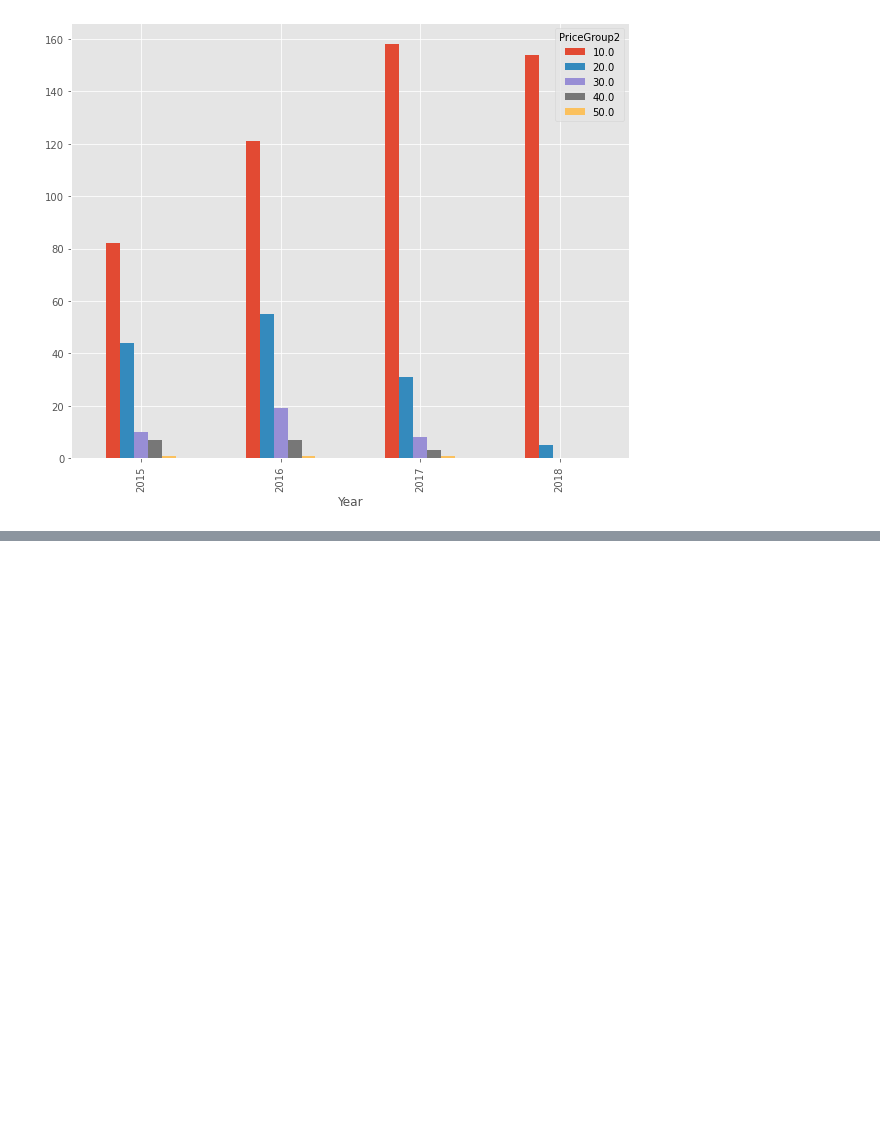
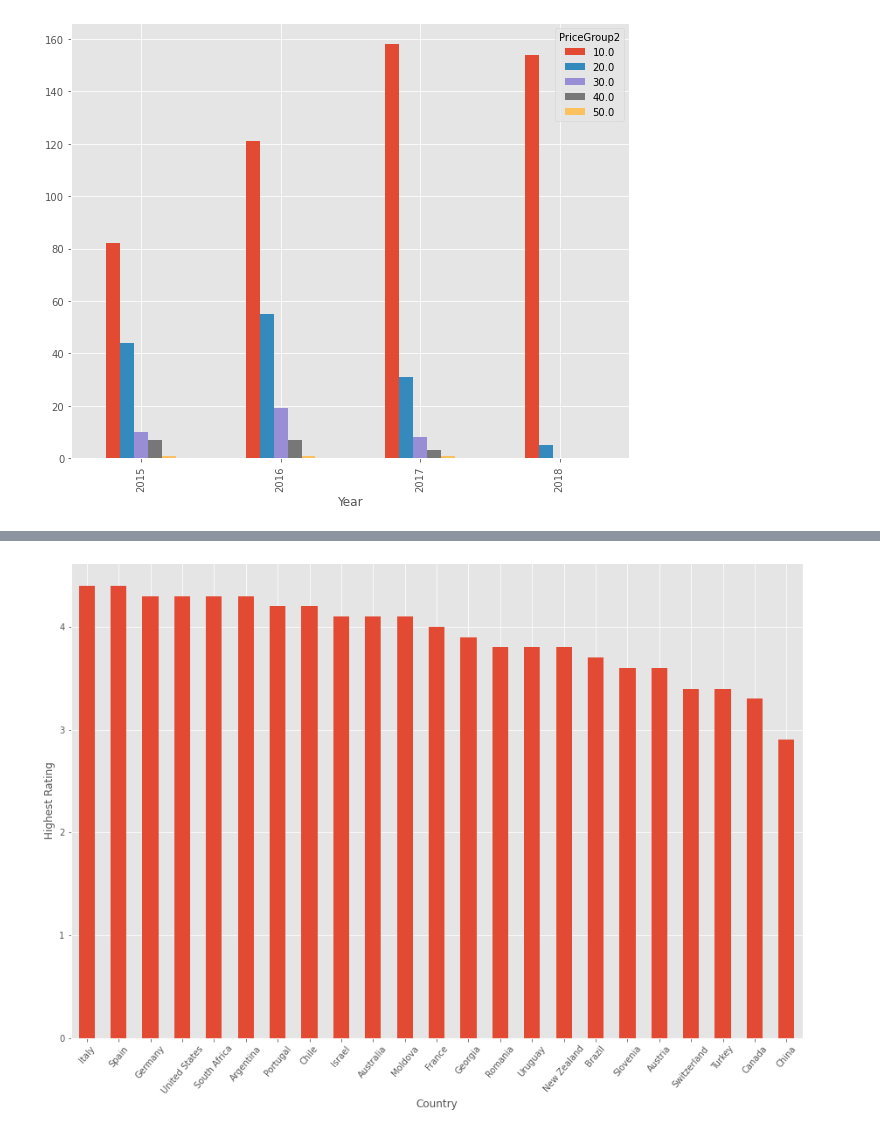
Before and after one commit to Tekkuza/red-wine-review, a Jupyter notebook: solution_wip.ipynb, the cells around one changed output, grey strips where cells are left out. Cells and saved outputs as stored; diff of their text form; code cells hidden in the pictures; blank space fills up the shorter version.

```diff
--- a/solution_wip.ipynb
+++ b/solution_wip.ipynb
@@ -397,0 +442,10 @@ plt.show()
+# %%
+country = df3.groupby('Country')
+plt.figure(figsize=(15,10))
+country.max().sort_values('Rating',ascending=False)['Rating'].plot.bar()
+plt.xticks(rotation=50)
+plt.xlabel("Country")
+plt.ylabel("Highest Rating")
+plt.show()
+# %% [output]
+[figure, added]
```
Also changed, not shown: parts of 16 cells of this notebook.
